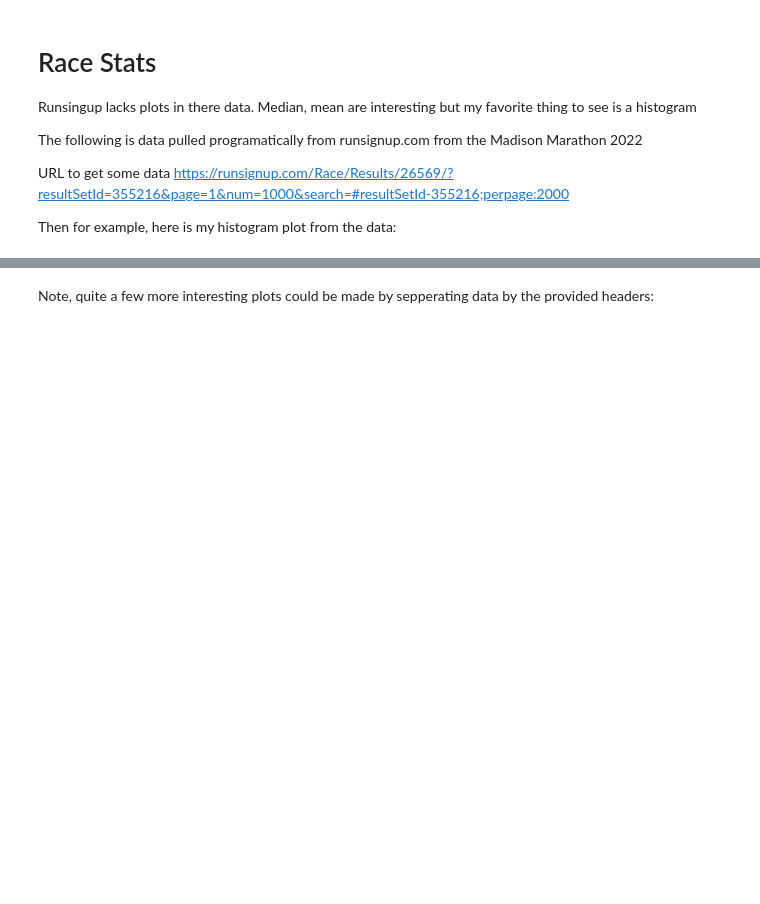
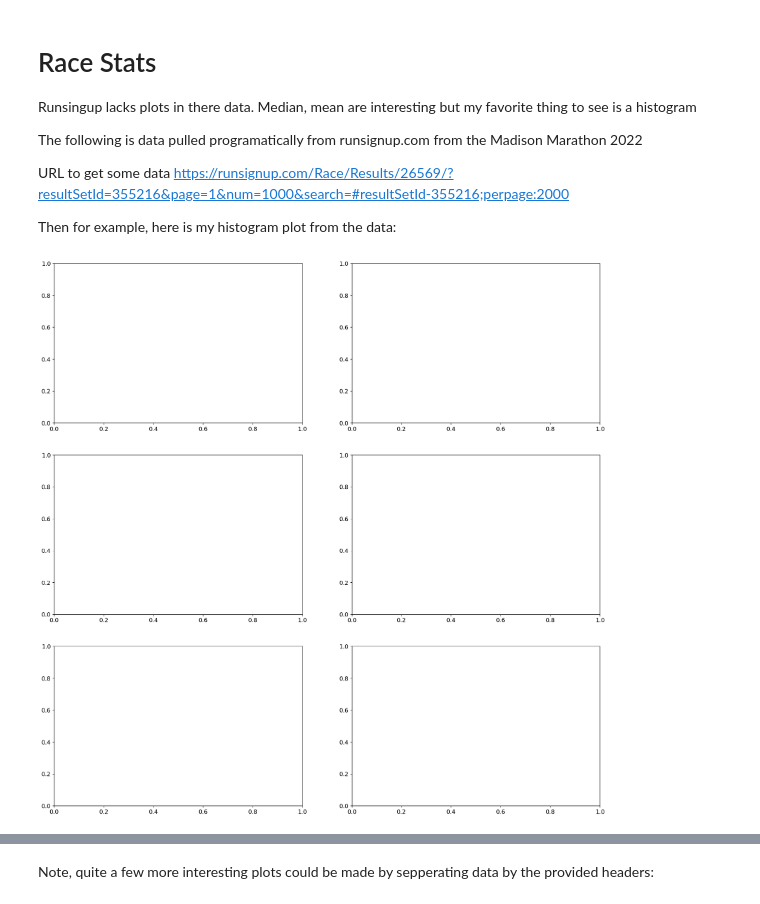
Before and after one commit to NateZimmer/run_data, a Jupyter notebook: race_stats.ipynb, the cells around one changed output, grey strips where cells are left out. Saved outputs shown, nothing was run; the diff lists cells and outputs as text; code cells hidden in the pictures; blank space fills up the shorter version.

```diff
--- a/race_stats.ipynb
+++ b/race_stats.ipynb
@@ -8,5 +8,14 @@ The following is data pulled programatically from runsignup.com from the Madison
 URL to get some data https://runsignup.com/Race/Results/26569/?resultSetId=355216&page=1&num=1000&search=#resultSetId-355216;perpage:2000
 
 Then for example, here is my histogram plot from the data:
+# %%
+figs, ax = plt.subplots(
+    nrows=3,
+    ncols=2,
+    figsize=(20, 20),
+)
+ax[0,0] = ax1
+# %% [output]
+[figure, added]
 # %%
 if 'fig_1' in globals(): display(fig_1)
```
Also changed, not shown: parts of 11 cells of this notebook, 1 other file.
